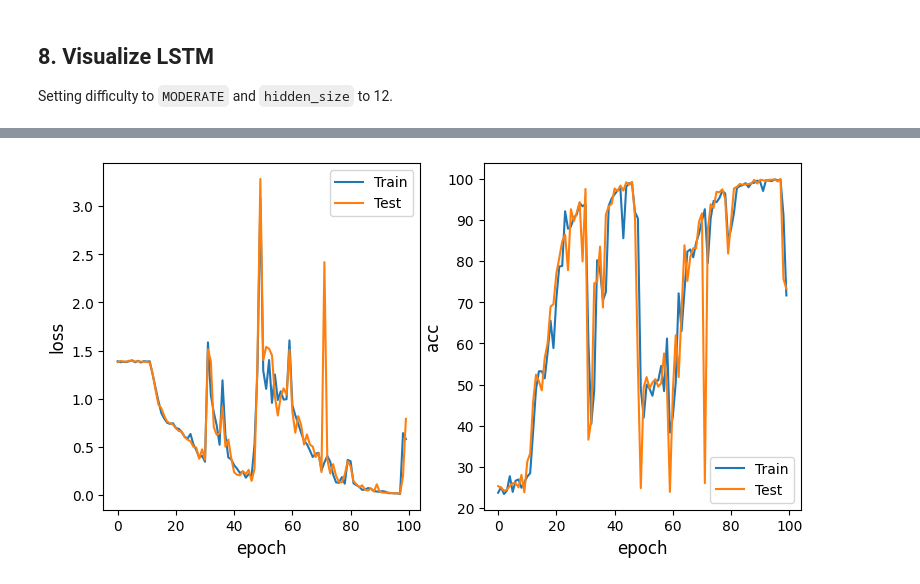
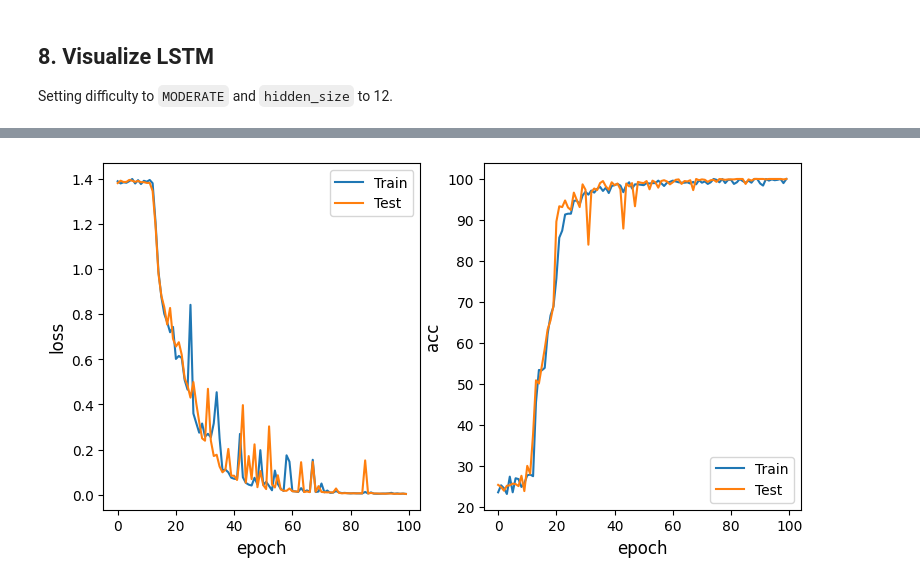
Before and after one commit to hoangpham95/CSCI-GA-2572-Deep-Learning, a Jupyter notebook: hw2/seq_classification.ipynb, the cells around one changed output, grey strips where cells are left out. Cells and saved outputs as stored; diff of their text form; code cells hidden in the pictures.

```diff
--- a/hw2/seq_classification.ipynb
+++ b/hw2/seq_classification.ipynb
@@ -48,7 +48,7 @@ def pad_sequences(sequences, maxlen=None, dtype='int32',
             sample_shape = np.asarray(s).shape[1:]
             break
 
-    is_dtype_str = np.issubdtype(dtype, np.str_) or np.issubdtype(dtype, np.unicode_)
+    is_dtype_str = np.issubdtype(dtype, np.str_) or np.issubdtype(dtype, np.str_)
     if isinstance(value, six.string_types) and dtype != object and not is_dtype_str:
         raise ValueError("`dtype` {} is not compatible with `value`'s type: {}\n"
                          "You should set `dtype=object` for variable length strings."
@@ -590,10 +590,17 @@ hidden_size = 12
 output_size = train_data_gen.n_classes
 model       = SimpleLSTM(input_size, hidden_size, output_size)
 criterion   = torch.nn.CrossEntropyLoss()
-optimizer   = torch.optim.RMSprop(model.parameters(), lr=0.001)
+optimizer   = torch.optim.RMSprop(model.parameters(), lr=0.001,
+                                  weight_decay=1e-5)
 
 max_epochs  = 100
 
+# Gradient clipping
+for p in model.parameters():
+    p.register_hook(lambda grad: torch.clamp(grad, -0.085, 0.085))
+
 # Train the model
-model = train_and_test(model, train_data_gen, test_data_gen, criterion, optimizer, max_epochs, verbose=False)
+model = train_and_test(
+  model, train_data_gen, test_data_gen, criterion, optimizer, max_epochs,
+  verbose=False)
 # %% [output]
@@ -601 +608 @@ model = train_and_test(model, train_data_gen, test_data_gen, criterion, optimize
-[figure, old version]
+[figure, new version]
```
Also changed, not shown: parts of 1 cell of this notebook, 6 other files.
